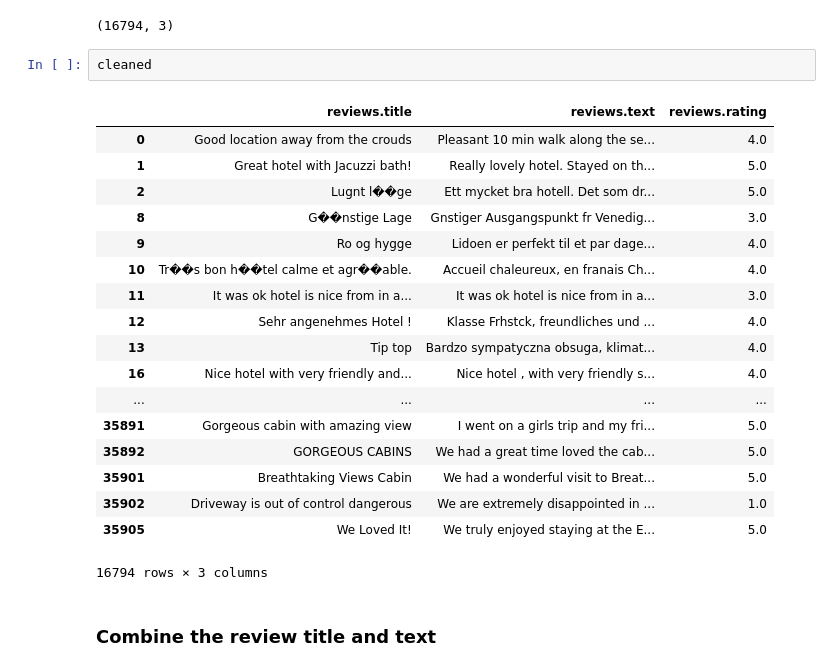
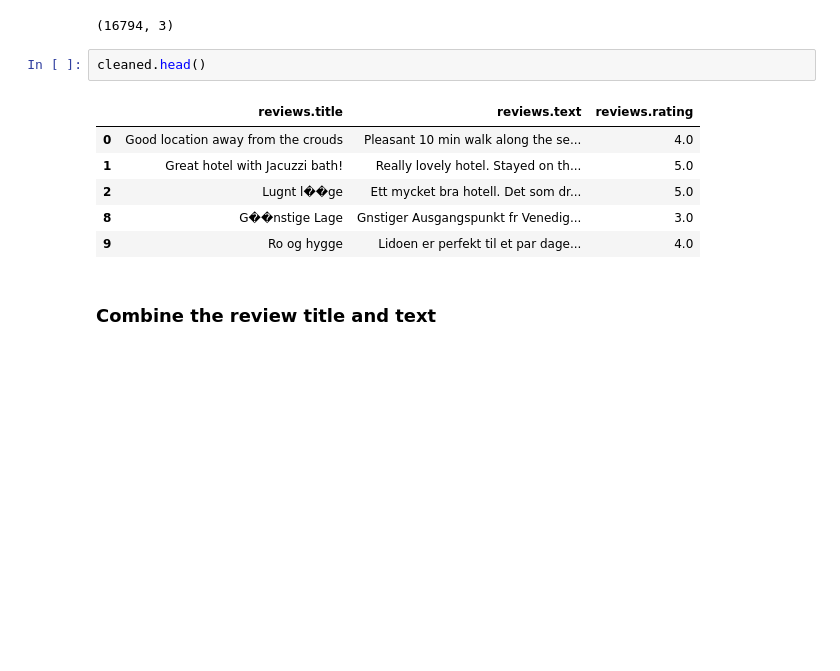
Before and after one commit to rtjfarrimond/hotel-review-embedding, a Jupyter notebook: Train and evaluate model.ipynb, the cells around one changed output. Saved outputs shown, nothing was run; the diff lists cells and outputs as text; blank space fills up the shorter version.

```diff
--- a/Train and evaluate model.ipynb
+++ b/Train and evaluate model.ipynb
@@ -136,26 +115,14 @@ cleaned.shape
 # %% [output]
 (16794, 3)
 # %%
-cleaned
+cleaned.head()
 # %% [output]
 |  | reviews.title | reviews.text | reviews.rating |
 | 0 | Good location away from the crouds | Pleasant 10 min walk along the se... | 4.0 |
 | 1 | Great hotel with Jacuzzi bath! | Really lovely hotel. Stayed on th... | 5.0 |
 | 2 | Lugnt l��ge | Ett mycket bra hotell. Det som dr... | 5.0 |
 | 8 | G��nstige Lage | Gnstiger Ausgangspunkt fr Venedig... | 3.0 |
 | 9 | Ro og hygge | Lidoen er perfekt til et par dage... | 4.0 |
-| 10 | Tr��s bon h��tel calme et agr��able. | Accueil chaleureux, en franais Ch... | 4.0 |
-| 11 | It was ok hotel is nice from in a... | It was ok hotel is nice from in a... | 3.0 |
-| 12 | Sehr angenehmes Hotel ! | Klasse Frhstck, freundliches und ... | 4.0 |
-| 13 | Tip top | Bardzo sympatyczna obsuga, klimat... | 4.0 |
-| 16 | Nice hotel with very friendly and... | Nice hotel , with very friendly s... | 4.0 |
-| ... | ... | ... | ... |
-| 35891 | Gorgeous cabin with amazing view | I went on a girls trip and my fri... | 5.0 |
-| 35892 | GORGEOUS CABINS | We had a great time loved the cab... | 5.0 |
-| 35901 | Breathtaking Views Cabin | We had a wonderful visit to Breat... | 5.0 |
-| 35902 | Driveway is out of control dangerous | We are extremely disappointed in ... | 1.0 |
-| 35905 | We Loved It! | We truly enjoyed staying at the E... | 5.0 |
-16794 rows × 3 columns
 # %% [markdown]
 ### Combine the review title and text
 # %%
```
Also changed, not shown: parts of 23 cells of this notebook, 6 other files.
